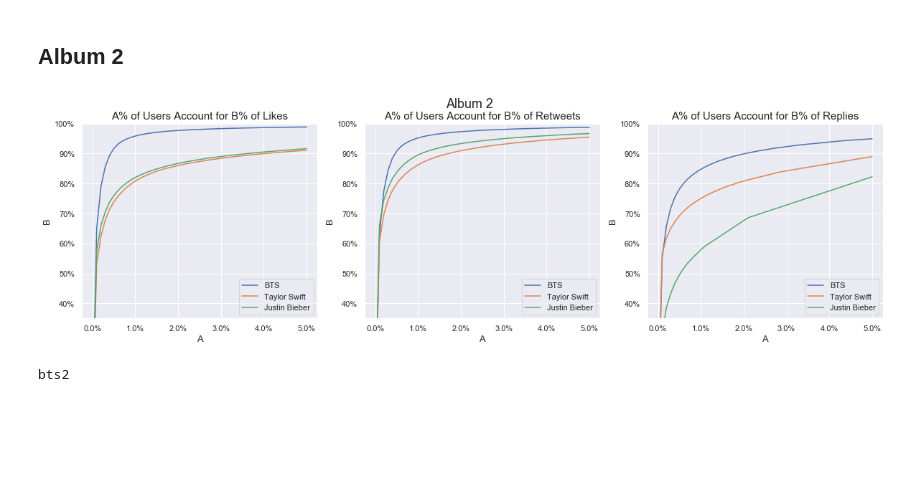
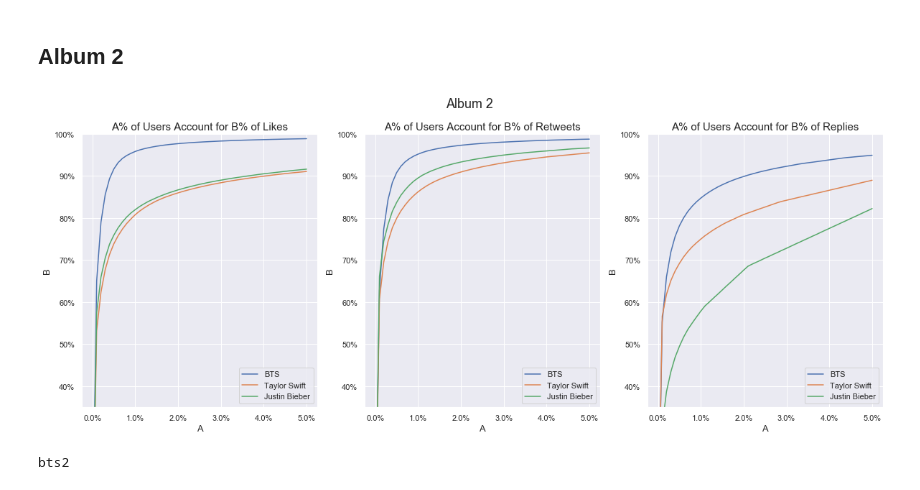
Before and after one commit to dliu9999/Fandom-Online-Collaboration, a Jupyter notebook: notebooks/PrelimEDA.ipynb, the cells around one changed output. Saved outputs shown, nothing was run; the diff lists cells and outputs as text; code cells hidden in the pictures; blank space fills up the shorter version.

```diff
--- a/notebooks/PrelimEDA.ipynb
+++ b/notebooks/PrelimEDA.ipynb
@@ -272,8 +270,8 @@ justin1
 # %%
 perc_cols = ['likes_count', 'retweets_count', 'replies_count']
 df1 = bts2[~bts2.username.isin(artists)].groupby('username')[perc_cols].sum()
 df2 = taylor2[~taylor2.username.isin(artists)].groupby('username')[perc_cols].sum()
 df3 = justin2[~justin2.username.isin(artists)].groupby('username')[perc_cols].sum()
-perc_plot(df1, 'Album 2', (20, 5), [df2, df3], legend=['BTS', 'Taylor Swift', 'Justin Bieber'])
+f = perc_plot(df1, 'Album 2', (20, 7), [df2, df3], legend=['BTS', 'Taylor Swift', 'Justin Bieber'])
 # %% [output]
-[figure, old version]
+[figure, new version]
```
Also changed, not shown: parts of 5 cells of this notebook, 7 other files.
